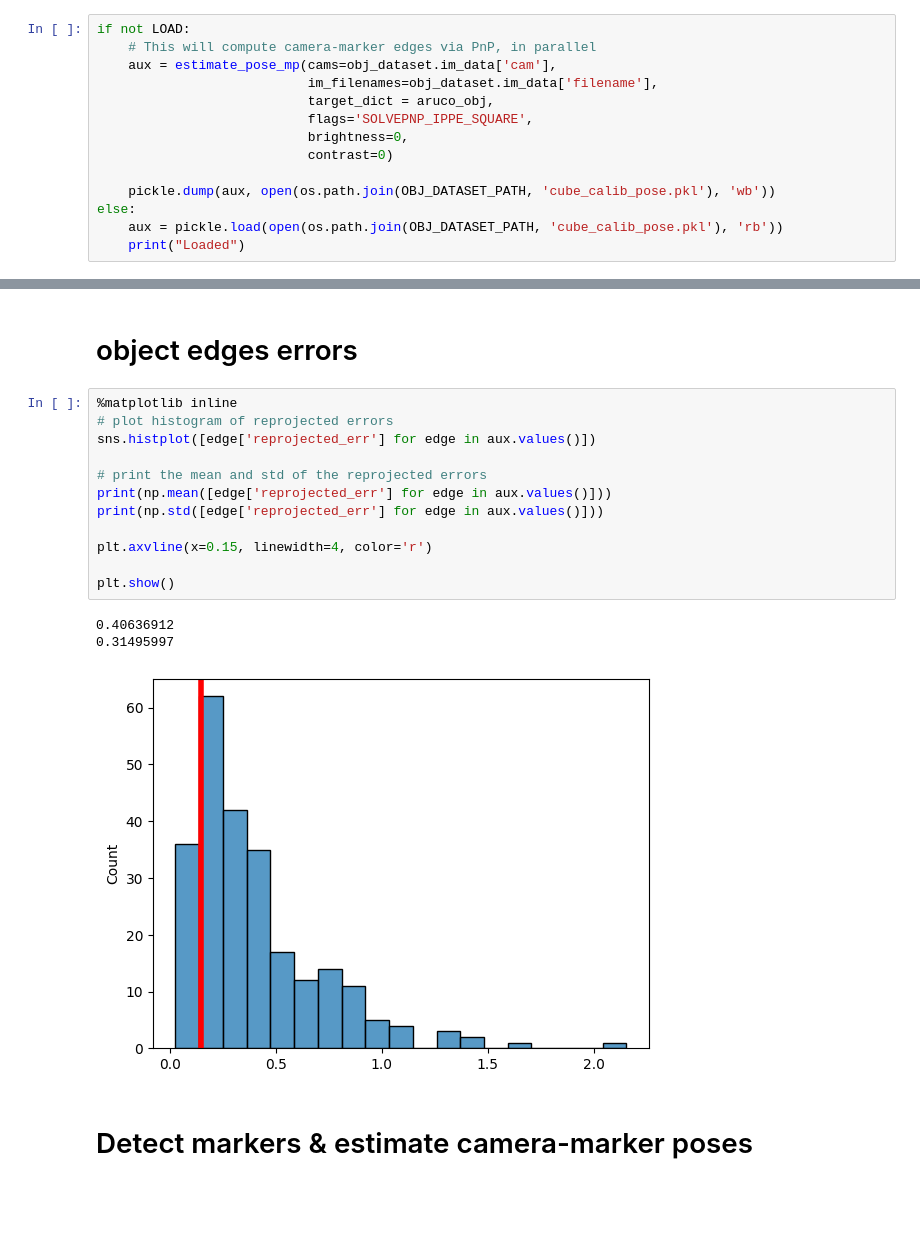
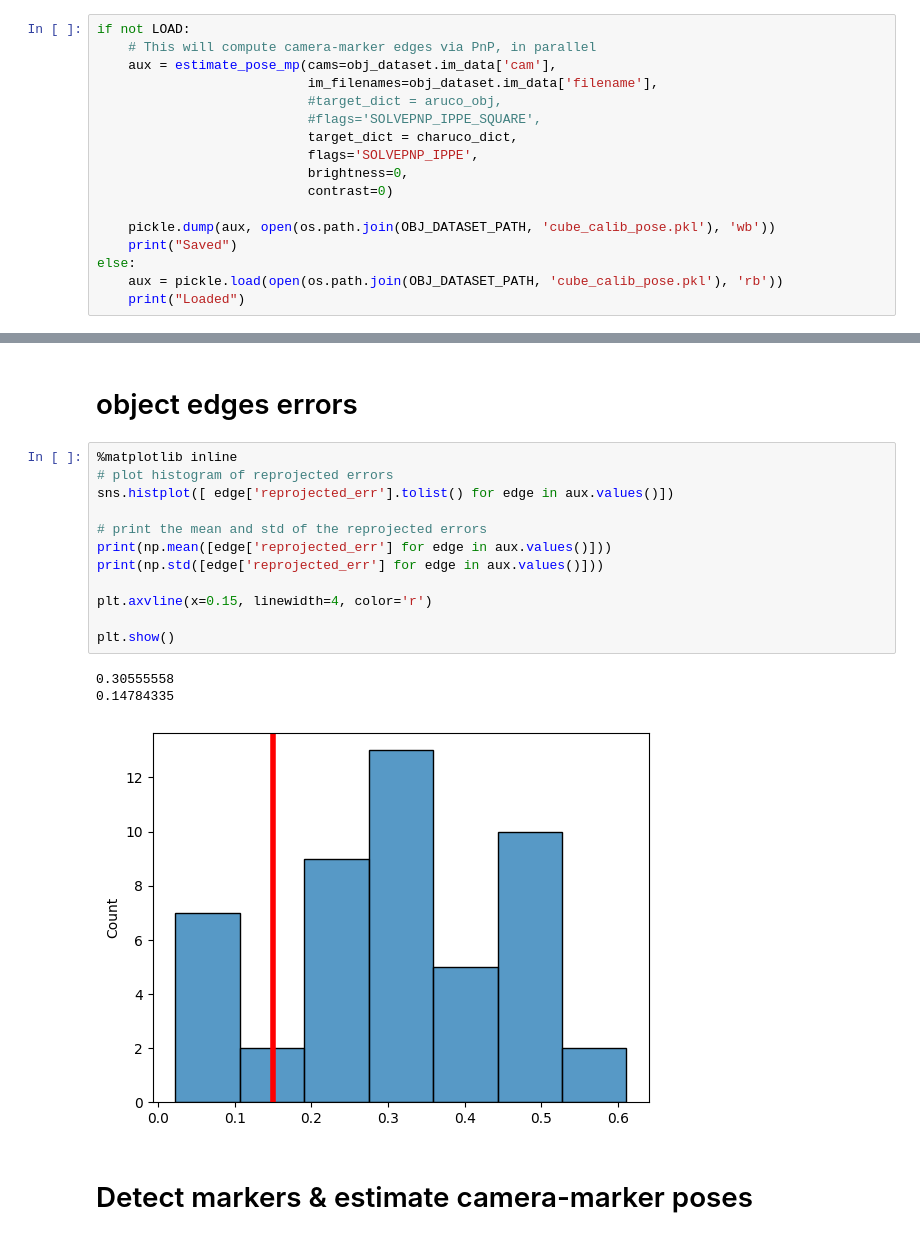
Before and after one commit to goncalofrazao/vicandocker, a Jupyter notebook: main_cangalho.ipynb, the cells around one changed output, grey strips where cells are left out. Saved outputs shown, nothing was run; the diff lists cells and outputs as text; blank space fills up the shorter version.

Commit message:
chore: updated nb with more debug stuff to track down flips in target detections

```diff
--- a/main_cangalho.ipynb
+++ b/main_cangalho.ipynb
@@ -157,12 +154,15 @@ if not LOAD:
     # This will compute camera-marker edges via PnP, in parallel
     aux = estimate_pose_mp(cams=obj_dataset.im_data['cam'],
                            im_filenames=obj_dataset.im_data['filename'],
-                           target_dict = aruco_obj,
-                           flags='SOLVEPNP_IPPE_SQUARE',
+                           #target_dict = aruco_obj,
+                           #flags='SOLVEPNP_IPPE_SQUARE',
+                           target_dict = charuco_dict,
+                           flags='SOLVEPNP_IPPE',
                            brightness=0,
                            contrast=0)
 
     pickle.dump(aux, open(os.path.join(OBJ_DATASET_PATH, 'cube_calib_pose.pkl'), 'wb'))
+    print("Saved")
 else:
     aux = pickle.load(open(os.path.join(OBJ_DATASET_PATH, 'cube_calib_pose.pkl'), 'rb'))
     print("Loaded")
@@ -197,19 +206,19 @@ Done!
 # %%
 %matplotlib inline
 # plot histogram of reprojected errors
-sns.histplot([edge['reprojected_err'] for edge in aux.values()])
+sns.histplot([ edge['reprojected_err'].tolist() for edge in aux.values()])
 
 # print the mean and std of the reprojected errors
 print(np.mean([edge['reprojected_err'] for edge in aux.values()]))
 print(np.std([edge['reprojected_err'] for edge in aux.values()]))
 
 plt.axvline(x=0.15, linewidth=4, color='r')
 
 plt.show()
 # %% [output]
-0.40636912
-0.31495997
+0.30555558
+0.14784335
-[figure, old version]
+[figure, new version]
 # %% [markdown]
 # Detect markers & estimate camera-marker poses
 # %%
```
Also changed, not shown: parts of 17 cells of this notebook.
